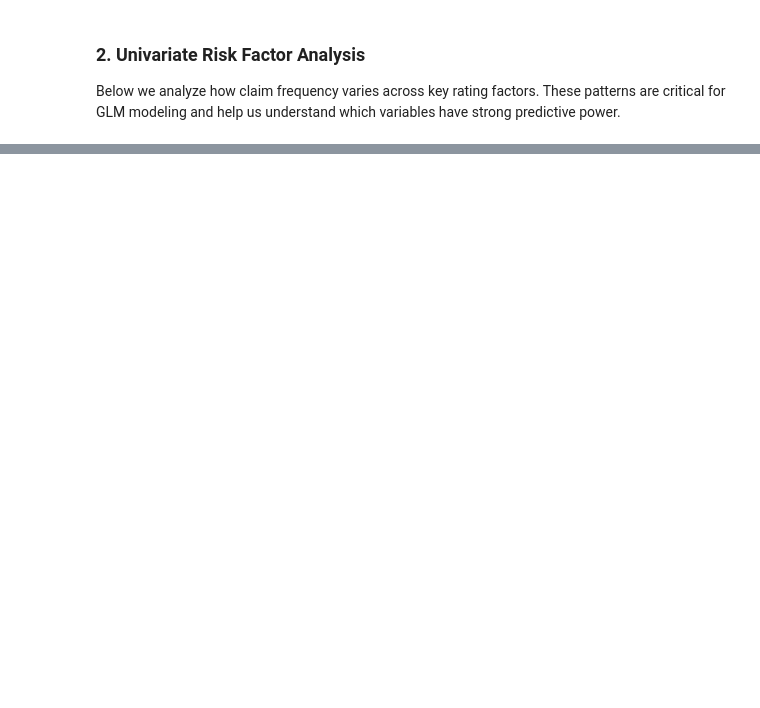
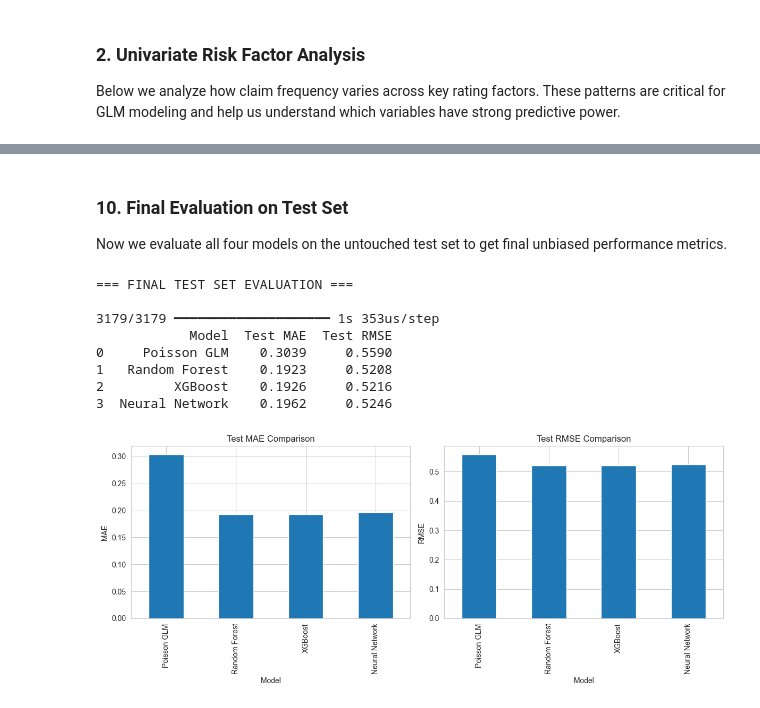
Before and after one commit to ramos-u-diaz/insurance-ai-pricing-engine, a Jupyter notebook: notebooks/01_eda.ipynb, the cells around one changed output, grey strips where cells are left out. Cells and saved outputs as stored; diff of their text form; code cells hidden in the pictures; blank space fills up the shorter version.

```diff
--- a/notebooks/01_eda.ipynb
+++ b/notebooks/01_eda.ipynb
@@ -169,0 +840,75 @@ These patterns will heavily influence our choice of modeling approach (GLM basel
+# %% [markdown]
+### 10. Final Evaluation on Test Set
+
+Now we evaluate all four models on the untouched test set to get final unbiased performance metrics.
+# %%
+# =============================================
+# FINAL EVALUATION ON TEST SET
+# =============================================
+
+print("=== FINAL TEST SET EVALUATION ===\n")
+
+# 1. GLM on Test Set
+test_data = X_test.copy()
+test_data['ClaimNb'] = y_test
+test_data['Exposure'] = df.loc[X_test.index, 'Exposure']
+test_data['BonusMalus_Group'] = df.loc[X_test.index, 'BonusMalus_Group']
+
+y_pred_glm_test = glm_model_v2.predict(test_data)   # using Version 2
+
+# 2. Random Forest on Test Set
+y_pred_rf_test = rf_pipeline.predict(X_test[rf_features])
+
+# 3. XGBoost on Test Set
+X_test_xgb = pd.get_dummies(X_test[xgb_features], drop_first=True)
+X_test_xgb = X_test_xgb.reindex(columns=X_train_xgb.columns, fill_value=0)
+y_pred_xgb_test = xgb_model.predict(X_test_xgb)
+
+# 4. Neural Network on Test Set
+X_test_nn = scaler.transform(X_test_xgb)
+y_pred_nn_test = model.predict(X_test_nn).flatten()
+
+# Calculate metrics
+results = {
+    'Model': ['Poisson GLM', 'Random Forest', 'XGBoost', 'Neural Network'],
+    'Test MAE': [
+        mean_absolute_error(y_test, y_pred_glm_test),
+        mean_absolute_error(y_test, y_pred_rf_test),
+        mean_absolute_error(y_test, y_pred_xgb_test),
+        mean_absolute_error(y_test, y_pred_nn_test)
+    ],
+    'Test RMSE': [
+        np.sqrt(mean_squared_error(y_test, y_pred_glm_test)),
+        np.sqrt(mean_squared_error(y_test, y_pred_rf_test)),
+        np.sqrt(mean_squared_error(y_test, y_pred_xgb_test)),
+        np.sqrt(mean_squared_error(y_test, y_pred_nn_test))
+    ]
+}
+
+comparison_test = pd.DataFrame(results)
+print(comparison_test.round(4))
+
+# Plot final comparison
+import matplotlib.pyplot as plt
+
+fig, ax = plt.subplots(1, 2, figsize=(12, 5))
+comparison_test.plot(kind='bar', x='Model', y='Test MAE', ax=ax[0], legend=False)
+ax[0].set_title('Test MAE Comparison')
+ax[0].set_ylabel('MAE')
+
+comparison_test.plot(kind='bar', x='Model', y='Test RMSE', ax=ax[1], legend=False)
+ax[1].set_title('Test RMSE Comparison')
+ax[1].set_ylabel('RMSE')
+
+plt.tight_layout()
+plt.show()
+# %% [output]
+=== FINAL TEST SET EVALUATION ===
+
+3179/3179 ━━━━━━━━━━━━━━━━━━━━ 1s 353us/step
+            Model  Test MAE  Test RMSE
+0     Poisson GLM    0.3039     0.5590
+1   Random Forest    0.1923     0.5208
+2         XGBoost    0.1926     0.5216
+3  Neural Network    0.1962     0.5246
+[figure, added]
```
Also changed, not shown: parts of 30 cells of this notebook.
